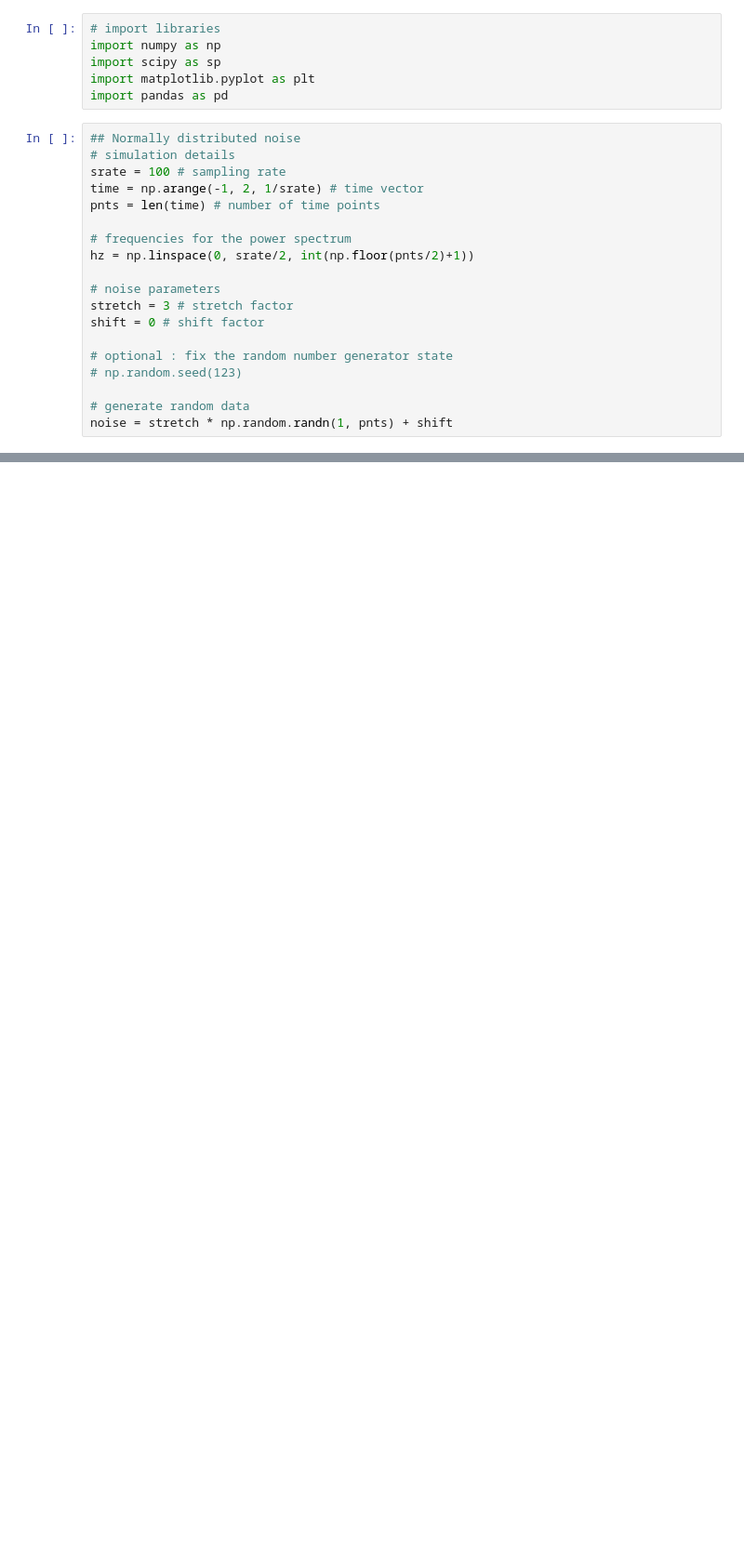
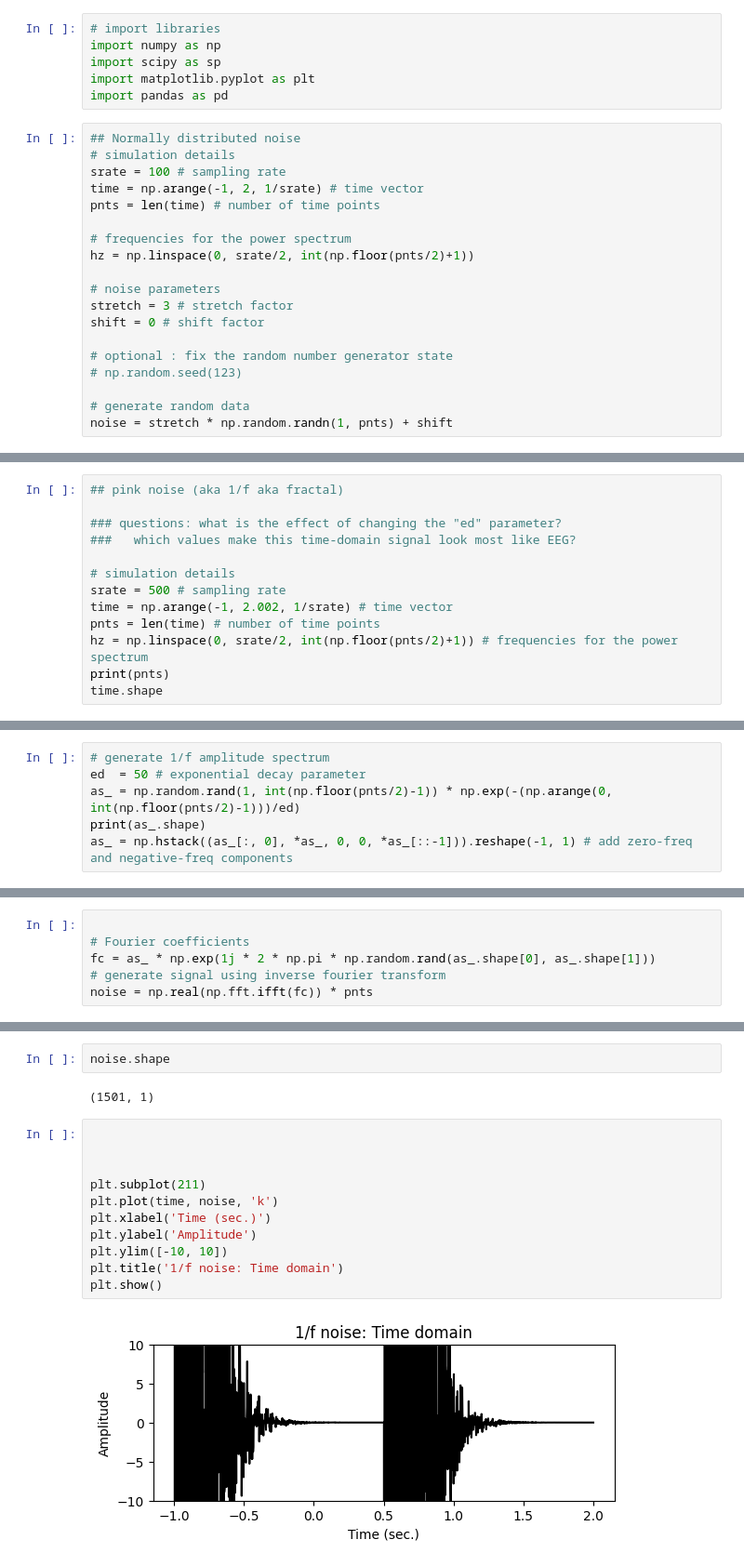
Before and after one commit to mamuncseru/nsp-python, a Jupyter notebook: simEEG_noise.ipynb, the cells around one changed output, grey strips where cells are left out. Shown at 93% size. Saved outputs shown, nothing was run; the diff lists cells and outputs as text; blank space fills up the shorter version.

Commit message:
tried to make pink noise but not satisfied

```diff
--- a/simEEG_noise.ipynb
+++ b/simEEG_noise.ipynb
@@ -57,0 +60,13 @@ plt.show()
+# %%
+## pink noise (aka 1/f aka fractal)
+
+### questions: what is the effect of changing the "ed" parameter?
+###   which values make this time-domain signal look most like EEG?
+
+# simulation details
+srate = 500 # sampling rate
+time = np.arange(-1, 2.002, 1/srate) # time vector
+pnts = len(time) # number of time points
+hz = np.linspace(0, srate/2, int(np.floor(pnts/2)+1)) # frequencies for the power spectrum
+print(pnts)
+time.shape
@@ -57,0 +76,6 @@ plt.show()
+# %%
+# generate 1/f amplitude spectrum
+ed  = 50 # exponential decay parameter
+as_ = np.random.rand(1, int(np.floor(pnts/2)-1)) * np.exp(-(np.arange(0, int(np.floor(pnts/2)-1)))/ed)
+print(as_.shape)
+as_ = np.hstack((as_[:, 0], *as_, 0, 0, *as_[::-1])).reshape(-1, 1) # add zero-freq and negative-freq components
@@ -57,0 +92,6 @@ plt.show()
+# %%
+
+# Fourier coefficients
+fc = as_ * np.exp(1j * 2 * np.pi * np.random.rand(as_.shape[0], as_.shape[1]))
+# generate signal using inverse fourier transform
+noise = np.real(np.fft.ifft(fc)) * pnts
@@ -57,0 +106,17 @@ plt.show()
+# %%
+noise.shape
+# %% [output]
+(1501, 1)
+# %%
+
+
+
+plt.subplot(211)
+plt.plot(time, noise, 'k')
+plt.xlabel('Time (sec.)')
+plt.ylabel('Amplitude')
+plt.ylim([-10, 10])
+plt.title('1/f noise: Time domain')
+plt.show()
+# %% [output]
+[figure, added]
```
Also changed, not shown: parts of 9 cells of this notebook.
